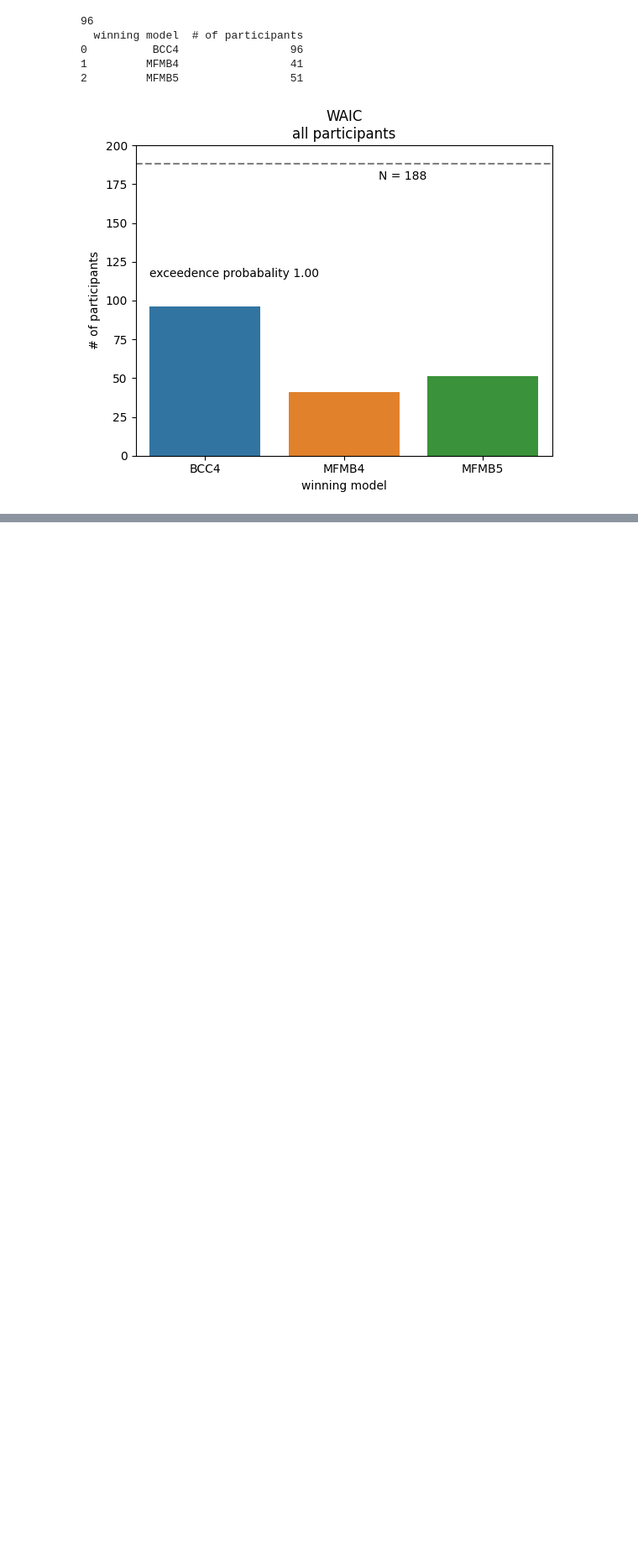
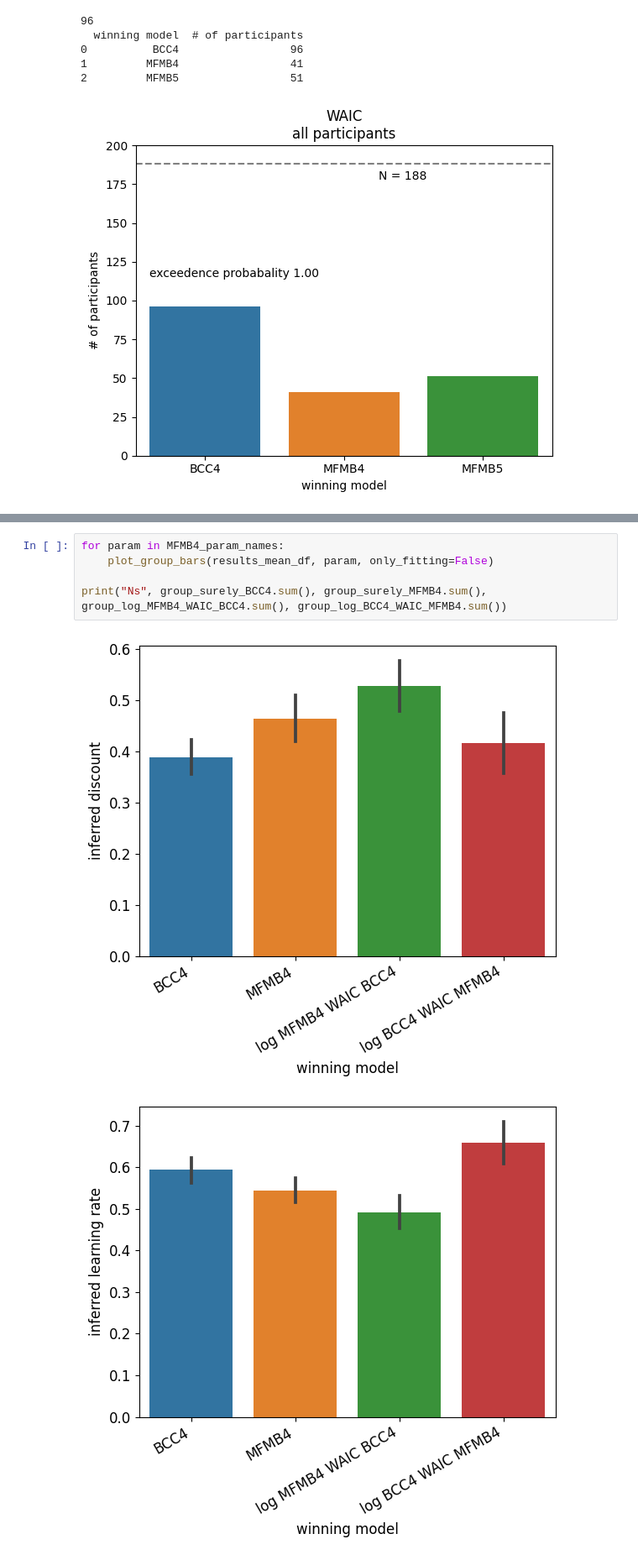
Before and after one commit to SSchwoebel/BayesianTwoStageTaskAnalysis, a Jupyter notebook: 5c_compare_inference_bayesian.ipynb, the cells around one changed output, grey strips where cells are left out. Shown at 84% size. Cells and saved outputs as stored; diff of their text form; blank space fills up the shorter version.

```diff
--- a/5c_compare_inference_bayesian.ipynb
+++ b/5c_compare_inference_bayesian.ipynb
@@ -1597,0 +1686,8 @@ ValueError: Could not interpret input 'predictive accuracy'
+# %%
+for param in MFMB4_param_names:
+    plot_group_bars(results_mean_df, param, only_fitting=False)
+
+print("Ns", group_surely_BCC4.sum(), group_surely_MFMB4.sum(), group_log_MFMB4_WAIC_BCC4.sum(), group_log_BCC4_WAIC_MFMB4.sum())
+# %% [output]
+[figure, added]
+[figure, added]
```
Also changed, not shown: parts of 32 cells of this notebook, 2 other files.
